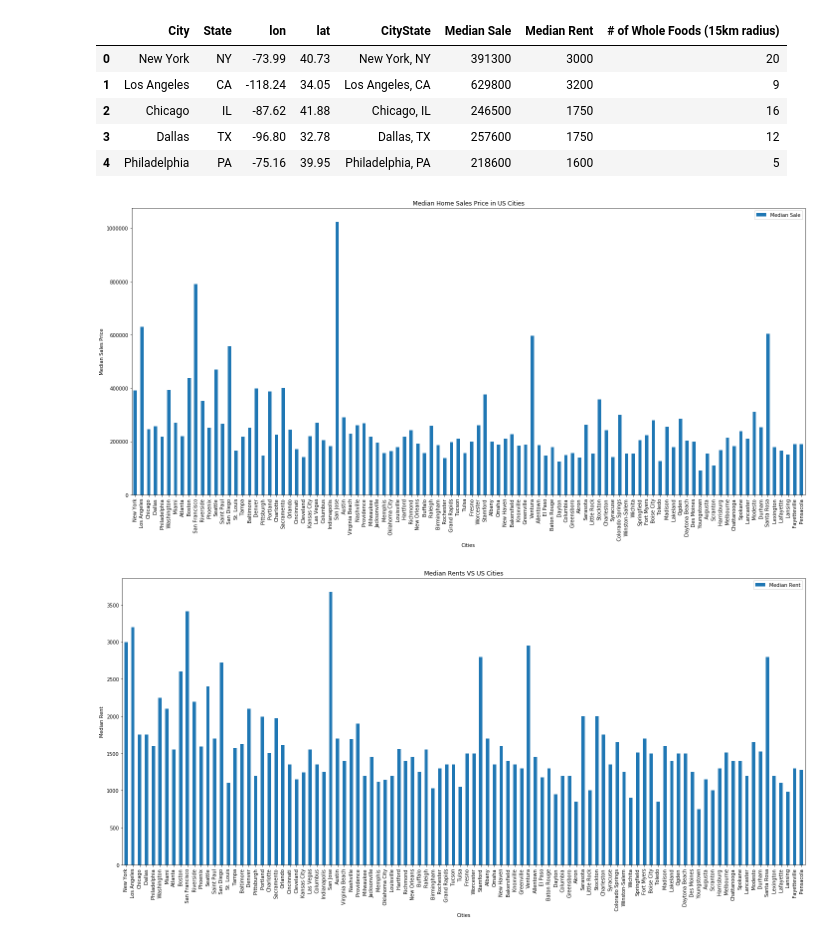
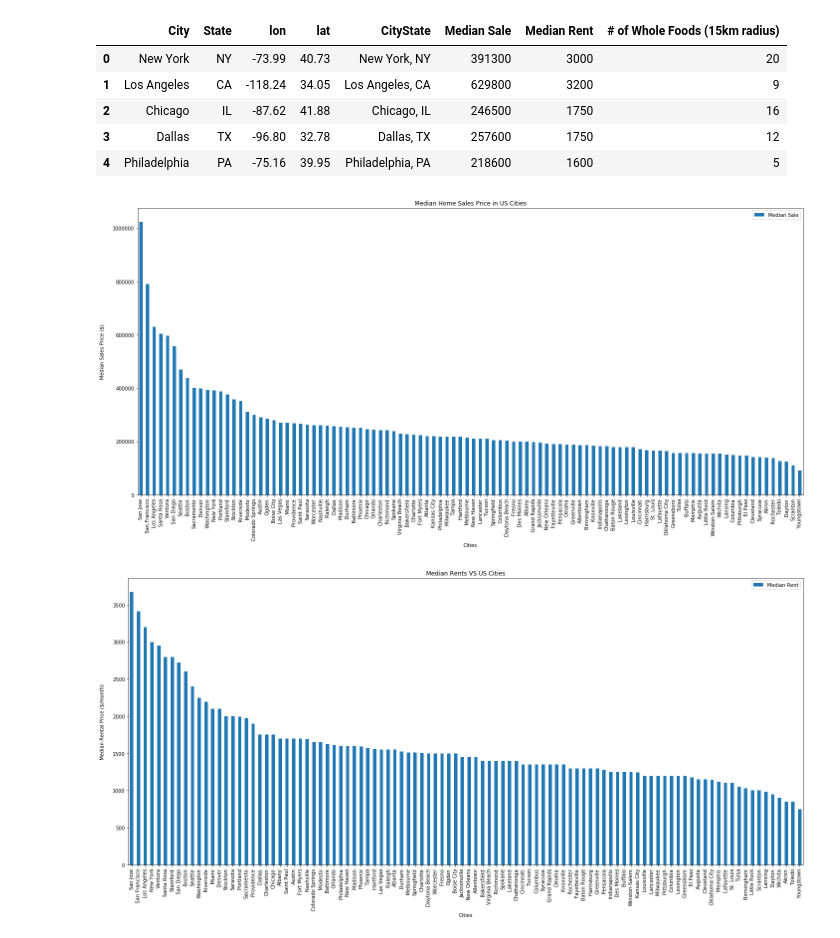
Before and after one commit to shreymukh2020/GTAProject1, a Jupyter notebook: main/City_housing_graphs.ipynb, the cells around one changed output. Cells and saved outputs as stored; diff of their text form; code cells hidden in the pictures.

```diff
--- a/main/City_housing_graphs.ipynb
+++ b/main/City_housing_graphs.ipynb
@@ -7,7 +7,7 @@ import os
 import csv
 # %%
 # Load in csv
-city_df = pd.read_csv("C:/Users/17703/Shreya/GTAProject1/main/top100_median_with_wf.csv")
+city_df = pd.read_csv("top100_median_with_wf.csv")
 city_df.head()
 # %% [output]
 |  | City | State | lon | lat | CityState | Median Sale | Median Rent | # of Whole Foods (15km radius) |
@@ -18,27 +18,27 @@ city_df.head()
 | 4 | Philadelphia | PA | -75.16 | 39.95 | Philadelphia, PA | 218600 | 1600 | 5 |
 # %%
 #Median Home Sales Price VS Cities
-
+city_df = city_df.sort_values(by=['Median Sale'], ascending=False) #sorted by median sales
 city_df.plot(kind = "bar", x = "City", y= "Median Sale", figsize =(20,10)).set_ylabel("Median Sales Price($)")
 plt.title("Median Home Sales Price in US Cities")
 plt.xlabel("Cities")
-plt.ylabel("Median Sales Price")
+plt.ylabel("Median Sales Price ($)\n")
 plt.tight_layout()
-plt.savefig("Median Home Sales Price.png")
+plt.savefig("Median Home Sales Price.png", bbox_inches = "tight")
 plt.show()
 # %% [output]
-[figure, old version]
+[figure, new version]
 # %%
- #Median Home Rents VS Cities
-
+#Median Home Rents VS Cities
+city_df = city_df.sort_values(by=['Median Rent'], ascending=False)   #sorted by median rent
 city_df.plot(kind = "bar", x = "City", y= "Median Rent", figsize =(20,10)).set_ylabel("Median Rental($)")
 plt.title("Median Rents VS US Cities")
 plt.xlabel("Cities")
-plt.ylabel("Median Rent")
+plt.ylabel("Median Rental Price ($/month)\n")
 plt.tight_layout()
-plt.savefig("Median Home Rent.png")
+plt.savefig("Median Home Rent.png", bbox_inches = 'tight')
 plt.show()
 # %% [output]
-[figure, old version]
+[figure, new version]
 # %%
 # Whole Foods count within 15 km radius per city
```
Also changed, not shown: parts of 7 cells of this notebook, 9 other files.
